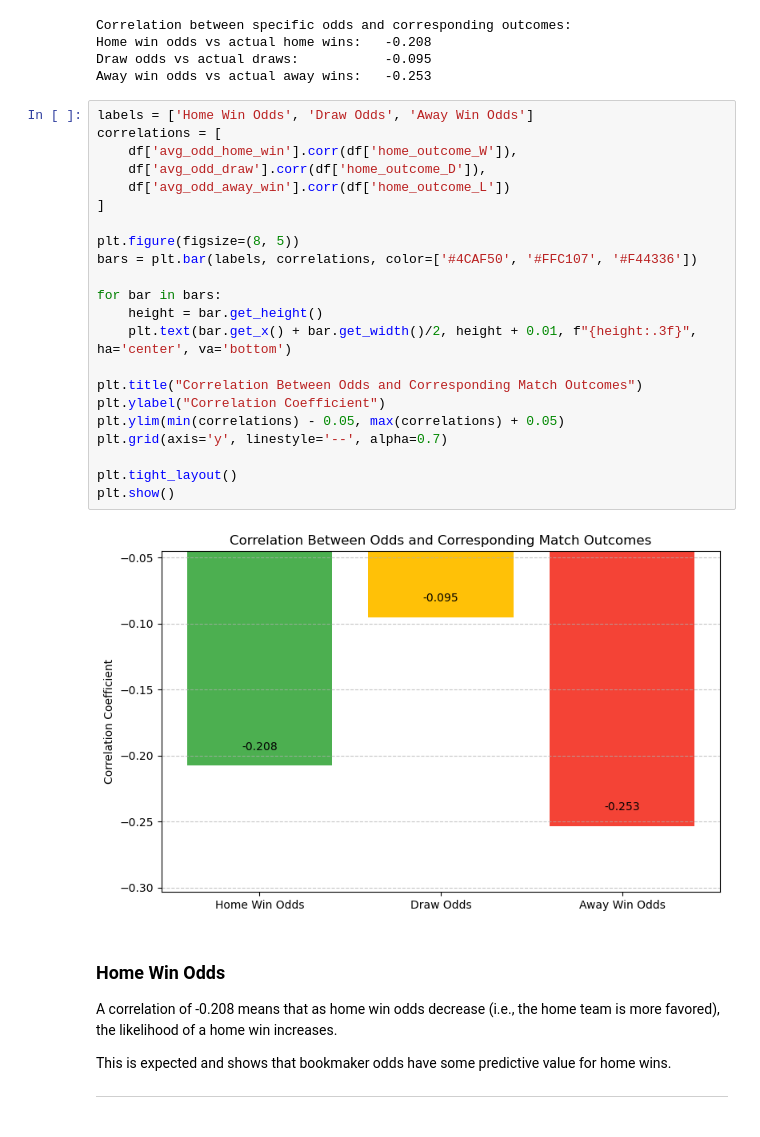
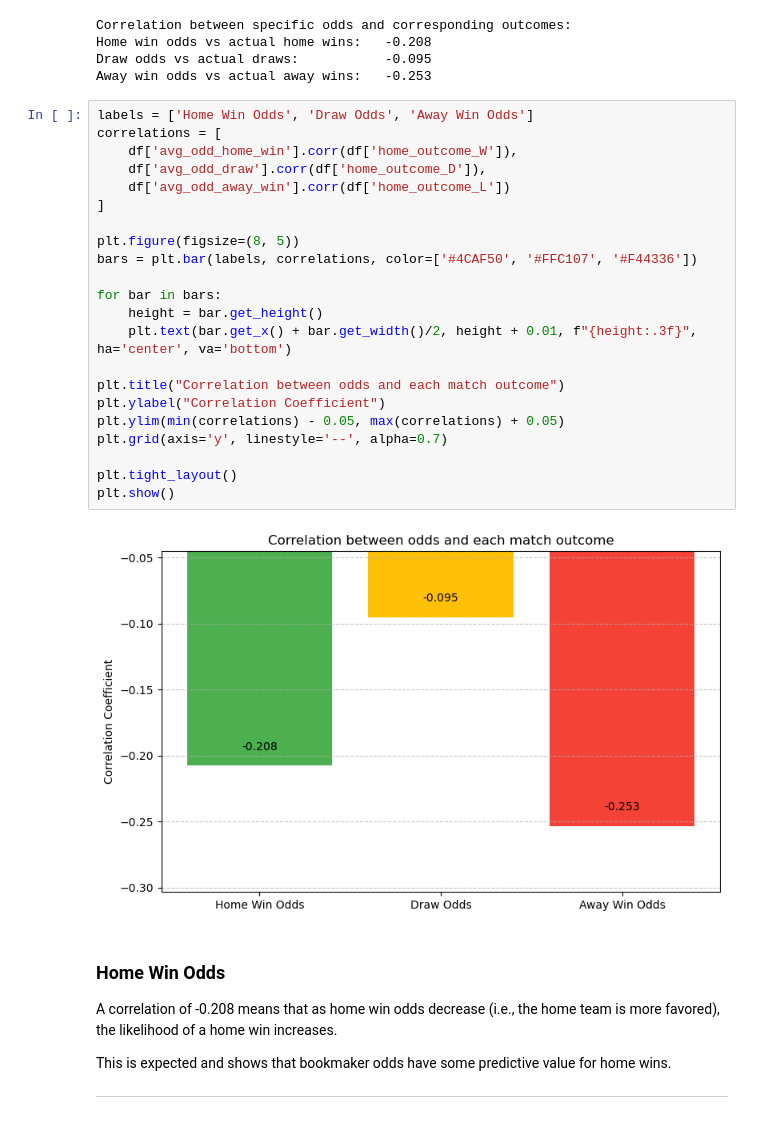
Before and after one commit to peterjanas/betting-BI, a Jupyter notebook: notebook/premier-eda.ipynb, the cells around one changed output. Cells and saved outputs as stored; diff of their text form.

```diff
--- a/notebook/premier-eda.ipynb
+++ b/notebook/premier-eda.ipynb
@@ -490,27 +496,27 @@ Away win odds vs actual away wins:   -0.253
 # %%
 labels = ['Home Win Odds', 'Draw Odds', 'Away Win Odds']
 correlations = [
     df['avg_odd_home_win'].corr(df['home_outcome_W']),
     df['avg_odd_draw'].corr(df['home_outcome_D']),
     df['avg_odd_away_win'].corr(df['home_outcome_L'])
 ]
 
 plt.figure(figsize=(8, 5))
 bars = plt.bar(labels, correlations, color=['#4CAF50', '#FFC107', '#F44336'])
 
 for bar in bars:
     height = bar.get_height()
     plt.text(bar.get_x() + bar.get_width()/2, height + 0.01, f"{height:.3f}", ha='center', va='bottom')
 
-plt.title("Correlation Between Odds and Corresponding Match Outcomes")
+plt.title("Correlation between odds and each match outcome")
 plt.ylabel("Correlation Coefficient")
 plt.ylim(min(correlations) - 0.05, max(correlations) + 0.05)
 plt.grid(axis='y', linestyle='--', alpha=0.7)
 
 plt.tight_layout()
 plt.show()
 # %% [output]
-[figure, old version]
+[figure, new version]
 # %% [markdown]
 ### Home Win Odds
 
```
Also changed, not shown: parts of 4 cells of this notebook, 24 other files.
